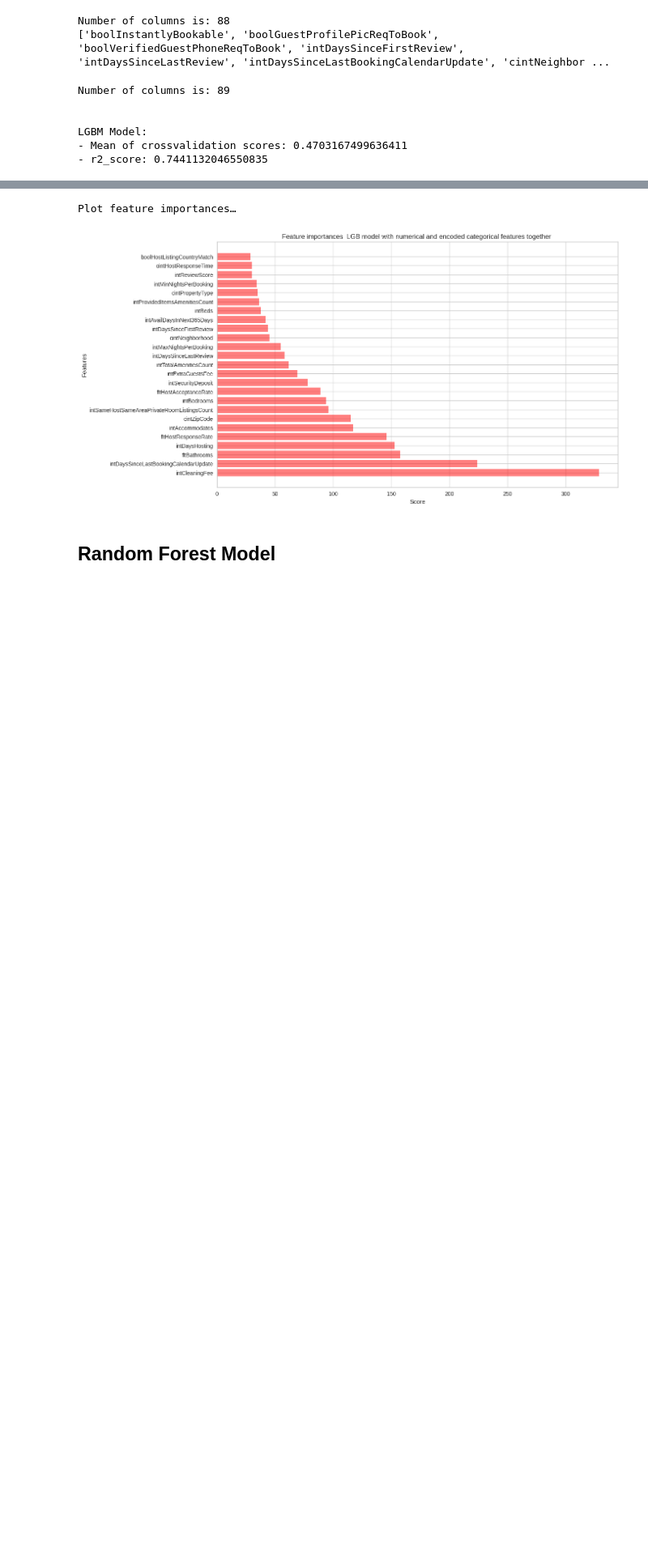
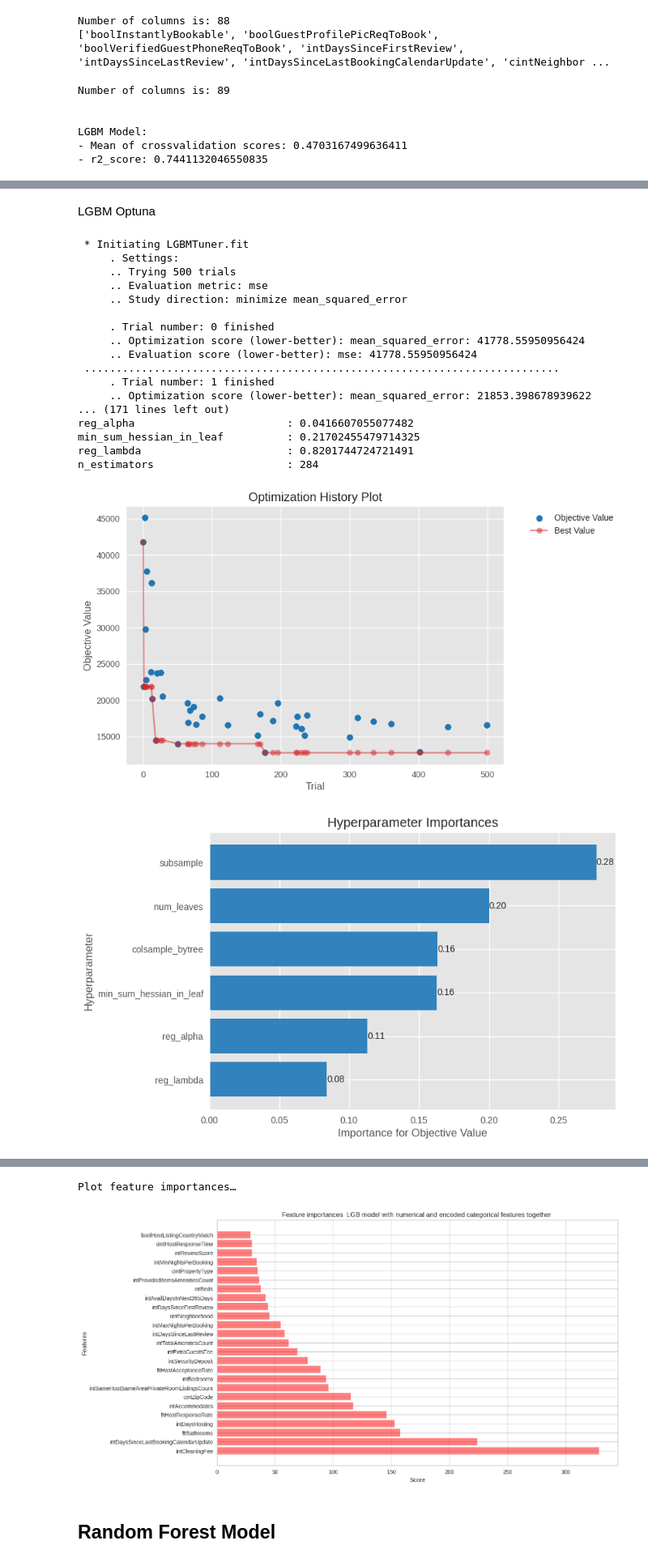
Before and after one commit to shipleydm/IS8036_PROJECT, a Jupyter notebook: IS8036.ipynb, the cells around one changed output, grey strips where cells are left out. Shown at 81% size. Saved outputs shown, nothing was run; the diff lists cells and outputs as text; code cells hidden in the pictures; blank space fills up the shorter version.

Commit message:
temp save for optuna

```diff
--- a/IS8036.ipynb
+++ b/IS8036.ipynb
@@ -456,0 +563,28 @@ LGBM Model:
+# %% [markdown]
+LGBM Optuna
+# %%
+# tune the hyperparameters and fit the optimized model
+tuner = LGBMTuner(metric = 'mse', trials = 500) # <- the only required argument
+tuner.fit(X, Y)
+# check the optimization log in the console.
+# pred = tuner.predict(X_test)
+# %% [output]
+ * Initiating LGBMTuner.fit
+     . Settings:
+     .. Trying 500 trials
+     .. Evaluation metric: mse
+     .. Study direction: minimize mean_squared_error
+
+     . Trial number: 0 finished
+     .. Optimization score (lower-better): mean_squared_error: 41778.55950956424
+     .. Evaluation score (lower-better): mse: 41778.55950956424
+ ...........................................................................
+     . Trial number: 1 finished
+     .. Optimization score (lower-better): mean_squared_error: 21853.398678939622
+... (171 lines left out)
+reg_alpha                        : 0.0416607055077482
+min_sum_hessian_in_leaf          : 0.21702455479714325
+reg_lambda                       : 0.8201744724721491
+n_estimators                     : 284
+[figure, added]
+[figure, added]
```
Also changed, not shown: parts of 13 cells of this notebook.
